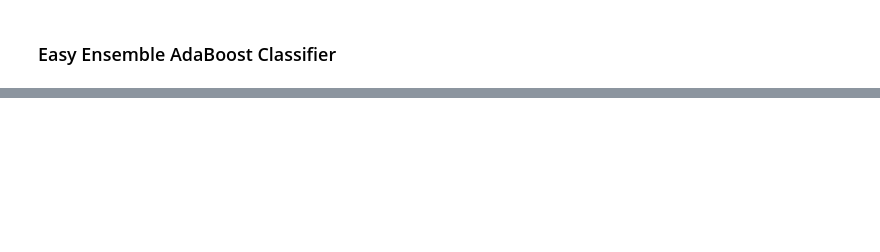
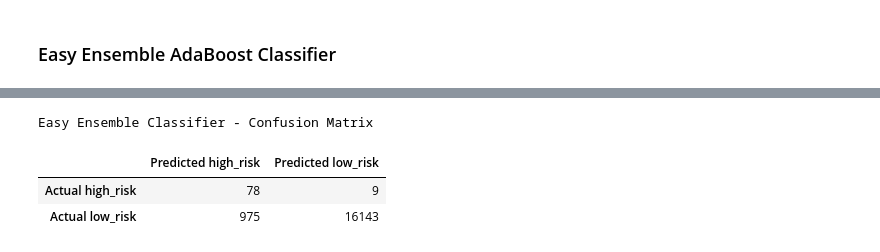
Before and after one commit to benniehana111/Credit_Risk_Analysis, a Jupyter notebook: credit_risk_ensemble.ipynb, the cells around one changed output, grey strips where cells are left out. Cells and saved outputs as stored; diff of their text form; code cells hidden in the pictures; blank space fills up the shorter version.

```diff
--- a/credit_risk_ensemble.ipynb
+++ b/credit_risk_ensemble.ipynb
@@ -216,2 +212,8 @@ EasyEnsembleClassifier(n_estimators=100, random_state=1)
+# %%
+# Train the EasyEnsembleClassifier
+from imblearn.ensemble import EasyEnsembleClassifier
+eec = EasyEnsembleClassifier(random_state=1)
+eec.fit(X_train, y_train)
+y_pred = eec.predict(X_test)
 # %%
 # Calculated the balanced accuracy score
@@ -236,0 +223,12 @@ avg / total       0.99      0.94      0.92      0.97      0.93      0.87     172
+# %%
+# Display the confusion matrix
+cm = confusion_matrix(y_test, y_pred)
+cm_df = pd.DataFrame(
+    cm, index=["Actual high_risk", "Actual low_risk"], columns=["Predicted high_risk", "Predicted low_risk"])
+print("Easy Ensemble Classifier - Confusion Matrix")
+cm_df
+# %% [output]
+Easy Ensemble Classifier - Confusion Matrix
+|  | Predicted high_risk | Predicted low_risk |
+| Actual high_risk | 78 | 9 |
+| Actual low_risk | 975 | 16143 |
```
Also changed, not shown: parts of 6 cells of this notebook.
